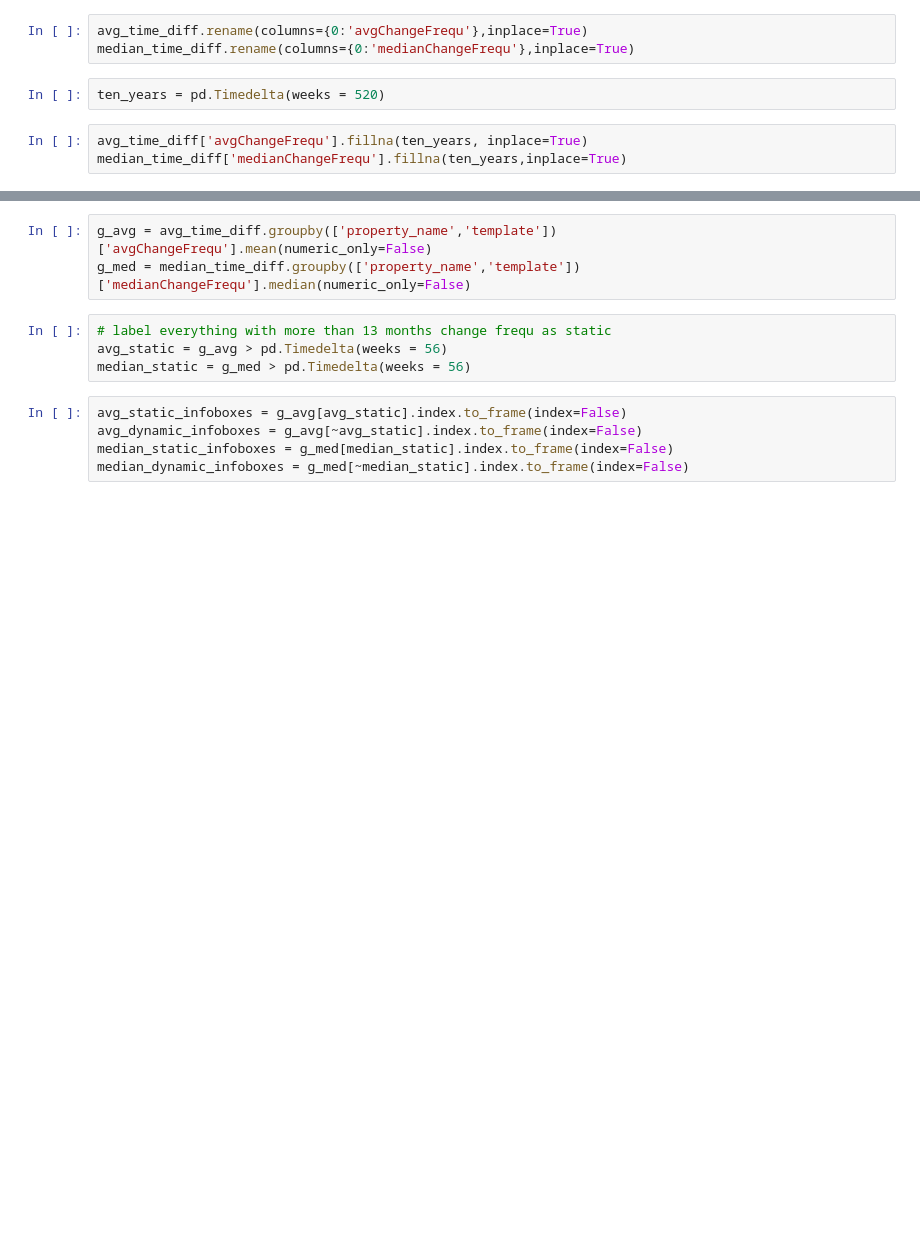
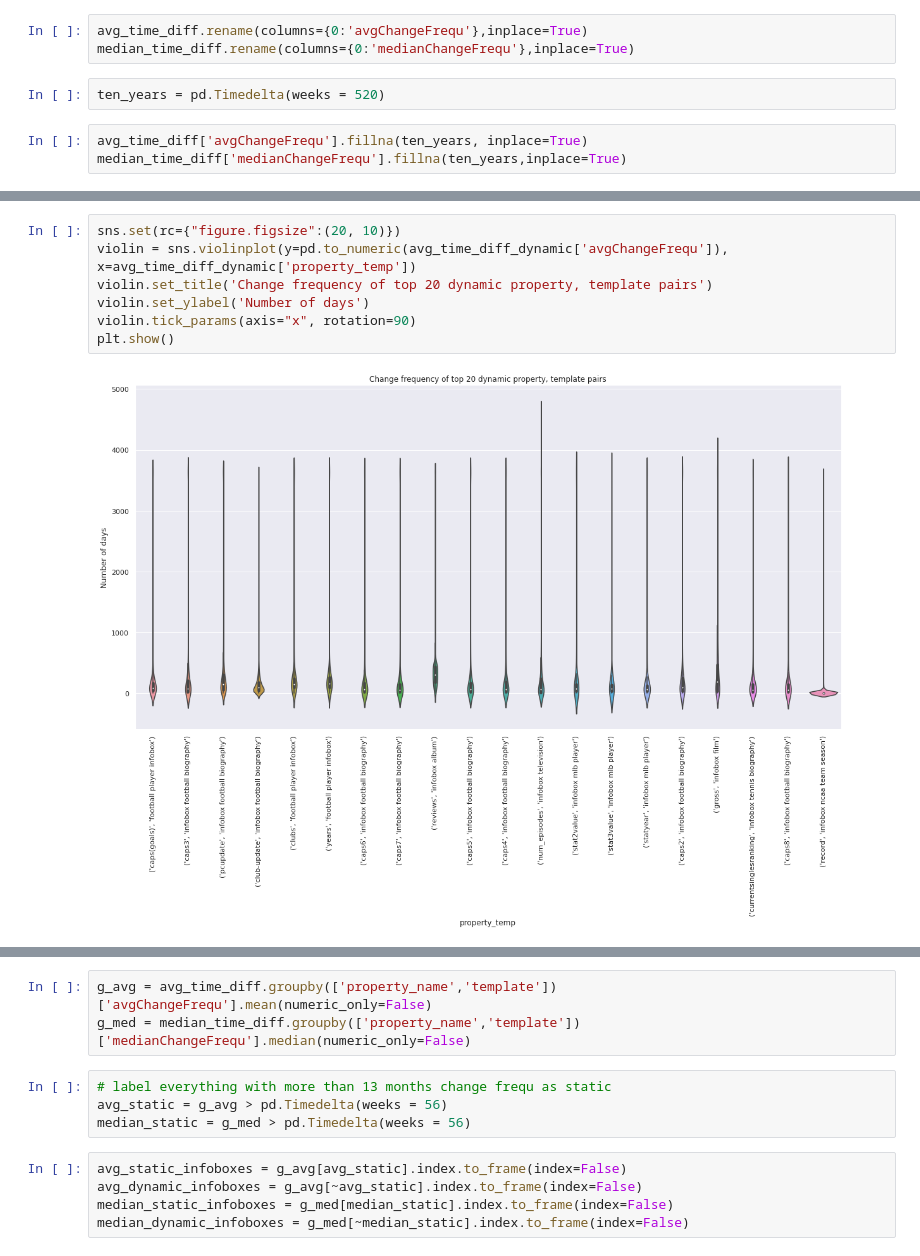
Before and after one commit to HPI-Information-Systems/wikipedia_cleanup, a Jupyter notebook: data_exploration/Static-Dynamic.ipynb, the cells around one changed output, grey strips where cells are left out. Cells and saved outputs as stored; diff of their text form; blank space fills up the shorter version.

```diff
--- a/data_exploration/Static-Dynamic.ipynb
+++ b/data_exploration/Static-Dynamic.ipynb
@@ -61,0 +148,9 @@ median_time_diff['medianChangeFrequ'].fillna(ten_years,inplace=True)
+# %%
+sns.set(rc={"figure.figsize":(20, 10)})
+violin = sns.violinplot(y=pd.to_numeric(avg_time_diff_dynamic['avgChangeFrequ']), x=avg_time_diff_dynamic['property_temp'])
+violin.set_title('Change frequency of top 20 dynamic property, template pairs')
+violin.set_ylabel('Number of days')
+violin.tick_params(axis="x", rotation=90)
+plt.show()
+# %% [output]
+[figure, added]
```
Also changed, not shown: parts of 15 cells of this notebook.
